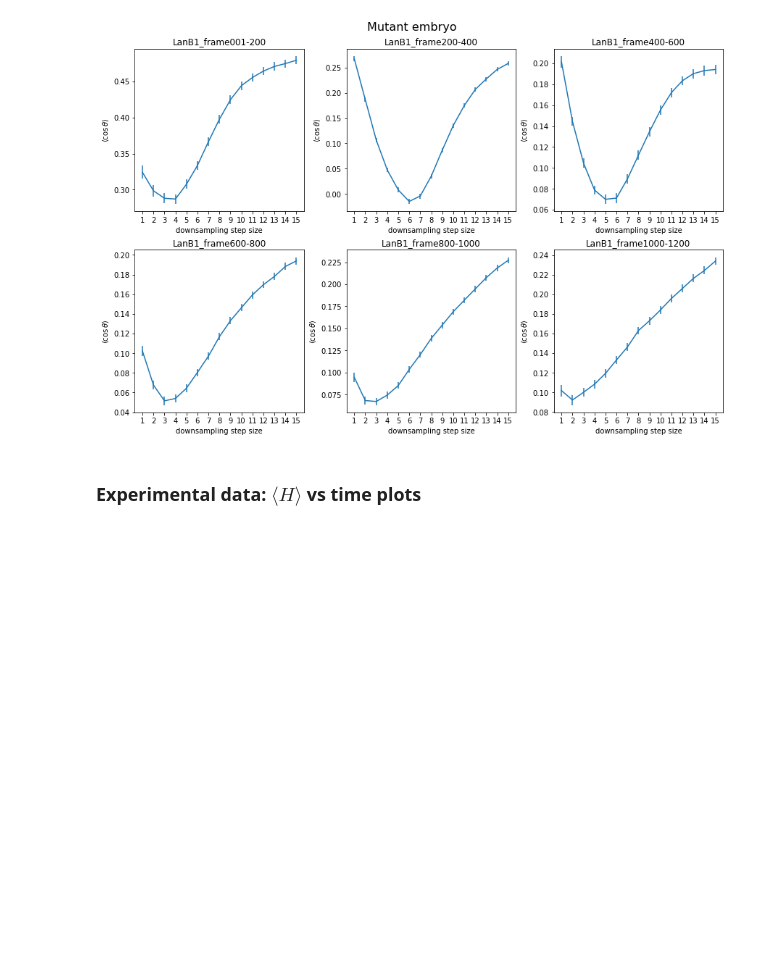
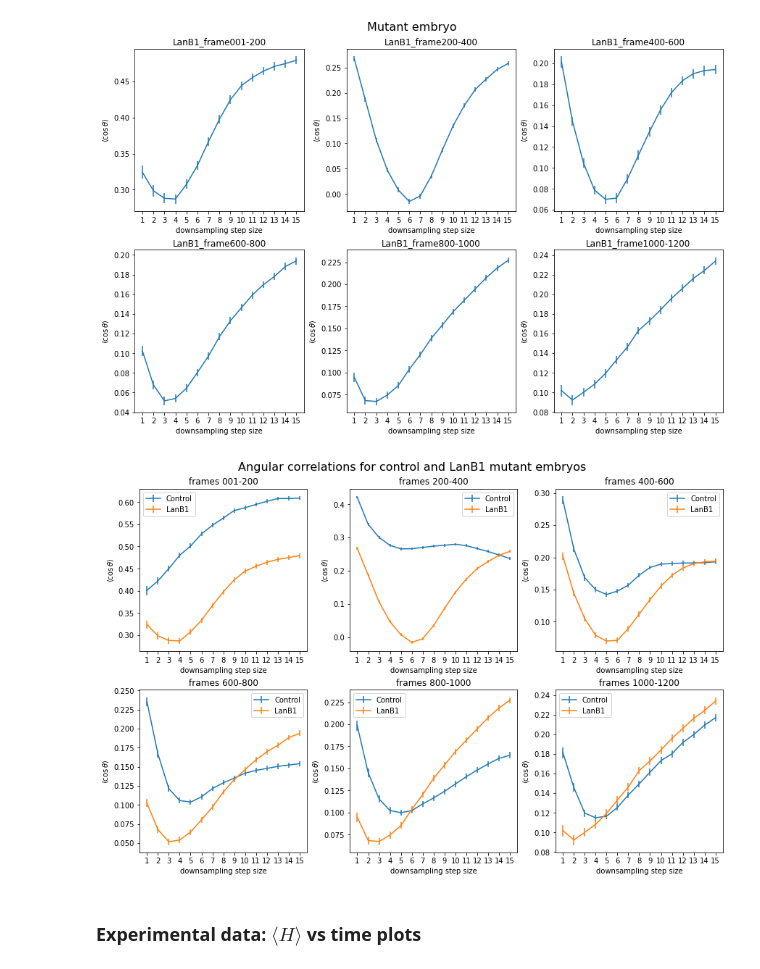
Before and after one commit to paulvautravers/Mphys-Sem-1, a Jupyter notebook: histogram_analysis.ipynb, the cells around one changed output. Drawn from its saved outputs; the diff is of its cells as text; code cells hidden in the pictures; blank space fills up the shorter version.

```diff
--- a/histogram_analysis.ipynb
+++ b/histogram_analysis.ipynb
@@ -380,6 +416,22 @@ fig = multi_panel_plot_avg_vs_time(fnames, 'cos_theta_dict', step_sizes, 20, nco
 plt.savefig('cos_theta_plots/'+'cos_theta_time_plot_'+'LanB1'+'_s{}'.format(max(step_sizes))+'_b{}'.format(batch_number), dpi=300, facecolor='white')
 # %% [output]
 [figure]
+# %%
+#combined plot
+%matplotlib inline
+batch_number=1
+step_sizes=[1,2,3,4,5,6,7,8,9,10,11,12,13,14,15]
+
+fnames_arr = np.array([filenames_control, filenames_mutant])
+fig_title = 'Angular correlations for control and LanB1 mutant embryos'
+sub_titles = ['frames 001-200', 'frames 200-400', 'frames 400-600', 'frames 600-800', 'frames 800-1000', 'frames 1000-1200']
+labels = ['Control', 'LanB1']
+fig = combined_multi_panel_plot_avg_vs_time(fnames_arr, 'cos_theta_dict', step_sizes, 20, ncols=3, window=None,
+                                            restriction=None, batch_number=batch_number, title=fig_title,
+                                            subplot_titles=sub_titles, labels=labels)
+plt.savefig('cos_theta_plots/'+'cos_theta_time_plot_'+'combined'+'_s{}'.format(max(step_sizes))+'_b{}'.format(batch_number), dpi=300, facecolor='white')
+# %% [output]
+[figure, added]
 # %% [markdown]
 ### Experimental data: $\langle H \rangle$ vs time plots
 # %%
```
Also changed, not shown: parts of 10 cells of this notebook.
